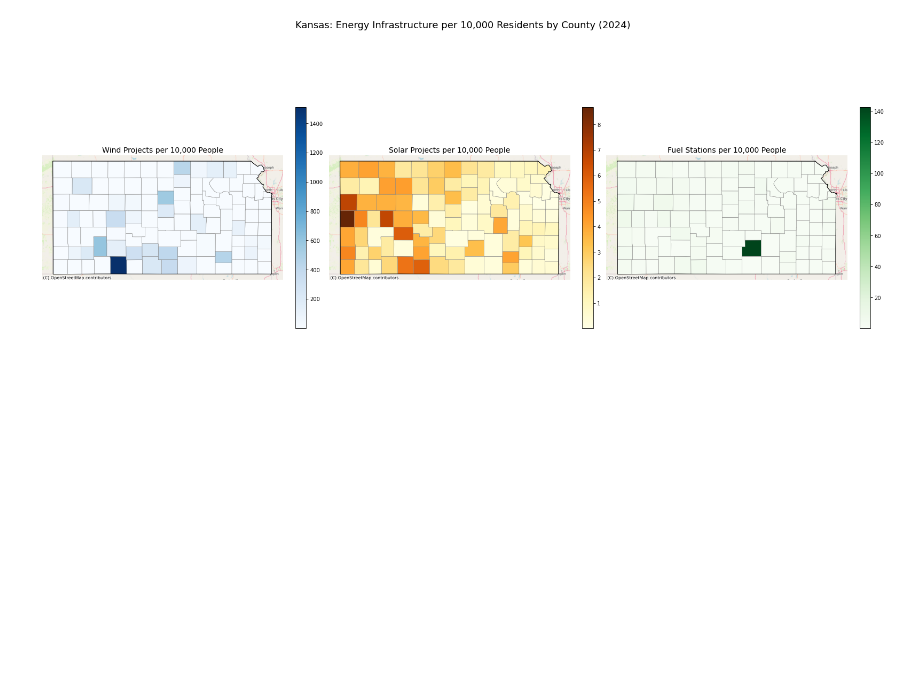
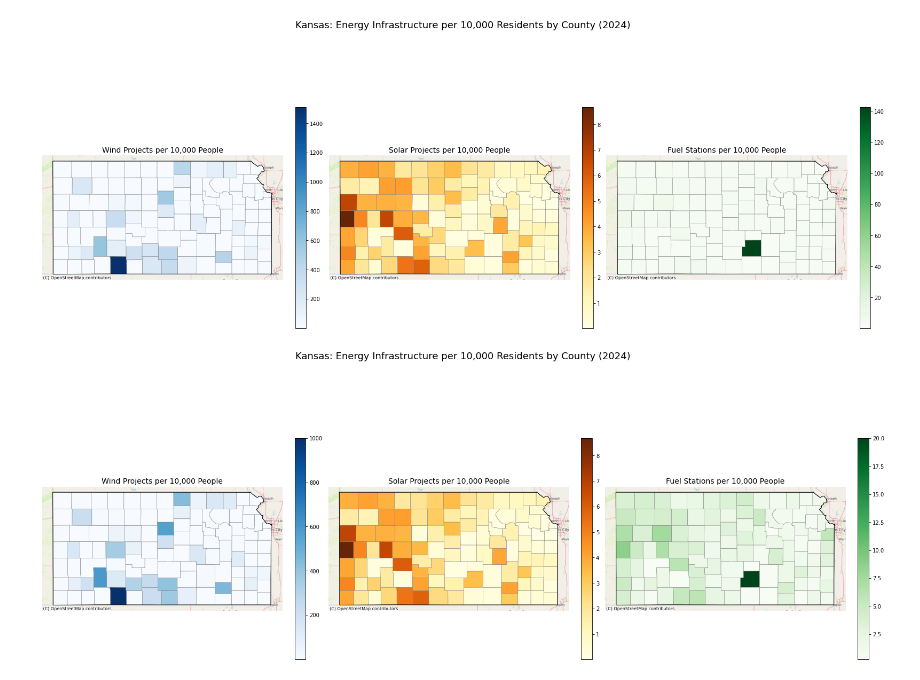
Before and after one commit to cdare24/Data_760, a Jupyter notebook: pract_map.ipynb, the cells around one changed output. Saved outputs shown, nothing was run; the diff lists cells and outputs as text; code cells hidden in the pictures; blank space fills up the shorter version.

```diff
--- a/pract_map.ipynb
+++ b/pract_map.ipynb
@@ -272,3 +320,36 @@ Try using .loc[row_indexer,col_indexer] = value instead
 See the caveats in the documentation: https://pandas.pydata.org/pandas-docs/stable/user_guide/indexing.html#returning-a-view-versus-a-copy
   super().__setitem__(key, value)
 [figure]
+# %%
+# Plot: 3 Subplots
+fig, axes = plt.subplots(nrows=1, ncols=3, figsize=(22, 10), constrained_layout=True)
+
+layers = [
+    ("wind_per_10k", "Wind Projects per 10,000 People", "Blues", 1000),
+    ("solar_per_10k", "Solar Projects per 10,000 People", "YlOrBr", None),
+    ("fuel_per_10k", "Fuel Stations per 10,000 People", "Greens", 20)
+]
+
+for ax, (column, title, cmap, vmax) in zip(axes, layers):
+    plot_kwargs = {
+        "column": column,
+        "cmap": cmap,
+        "legend": True,
+        "legend_kwds": {"shrink": 0.6},
+        "ax": ax,
+        "edgecolor": "gray",
+        "linewidth": 0.5
+    }
+    if vmax is not None:
+        plot_kwargs["vmax"] = vmax
+
+    kansas_county.plot(**plot_kwargs)
+    kansas.boundary.plot(ax=ax, edgecolor='black', linewidth=1)
+    ctx.add_basemap(ax, source=ctx.providers.OpenStreetMap.Mapnik)
+    ax.set_title(title, fontsize=14)
+    ax.set_axis_off()
+
+plt.suptitle("Kansas: Energy Infrastructure per 10,000 Residents by County (2024)", fontsize=18)
+plt.show()
+# %% [output]
+[figure, added]
```
Also changed, not shown: parts of 4 cells of this notebook, 42 other files.
